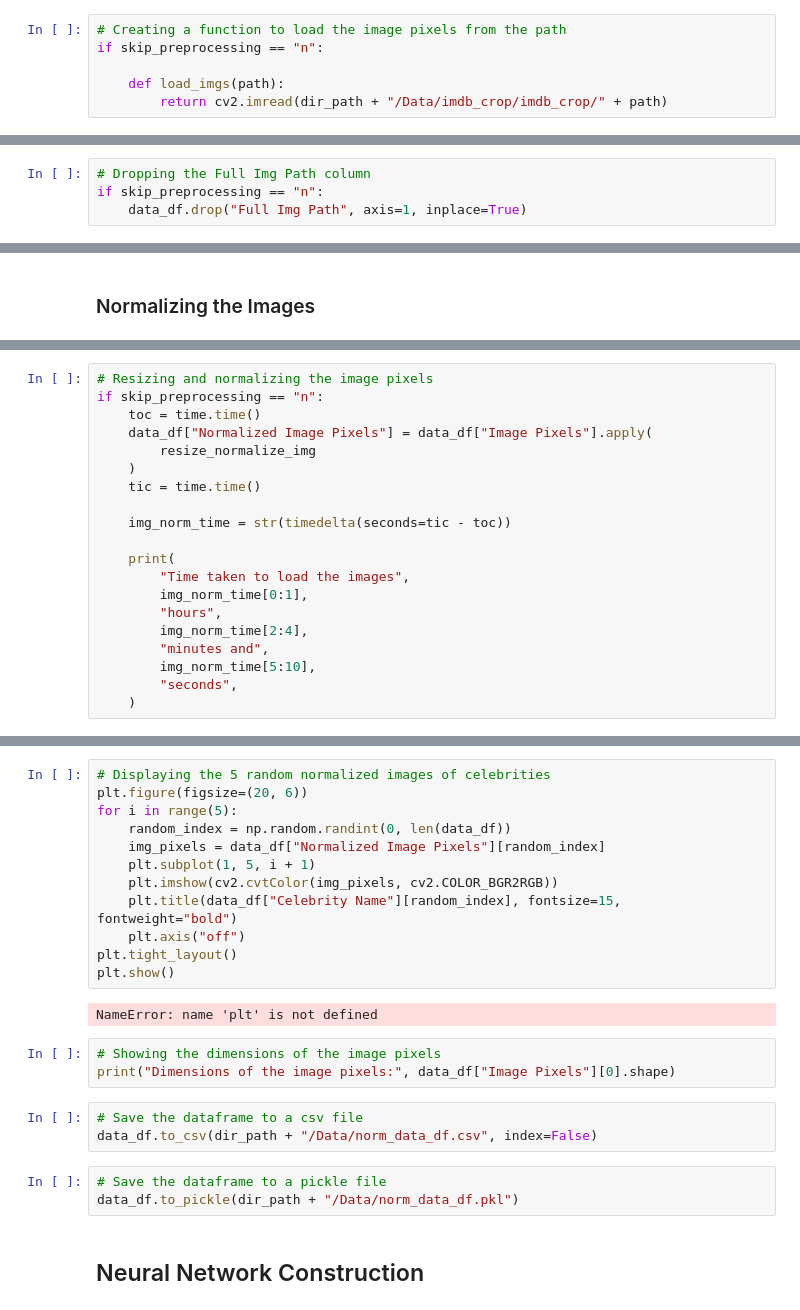
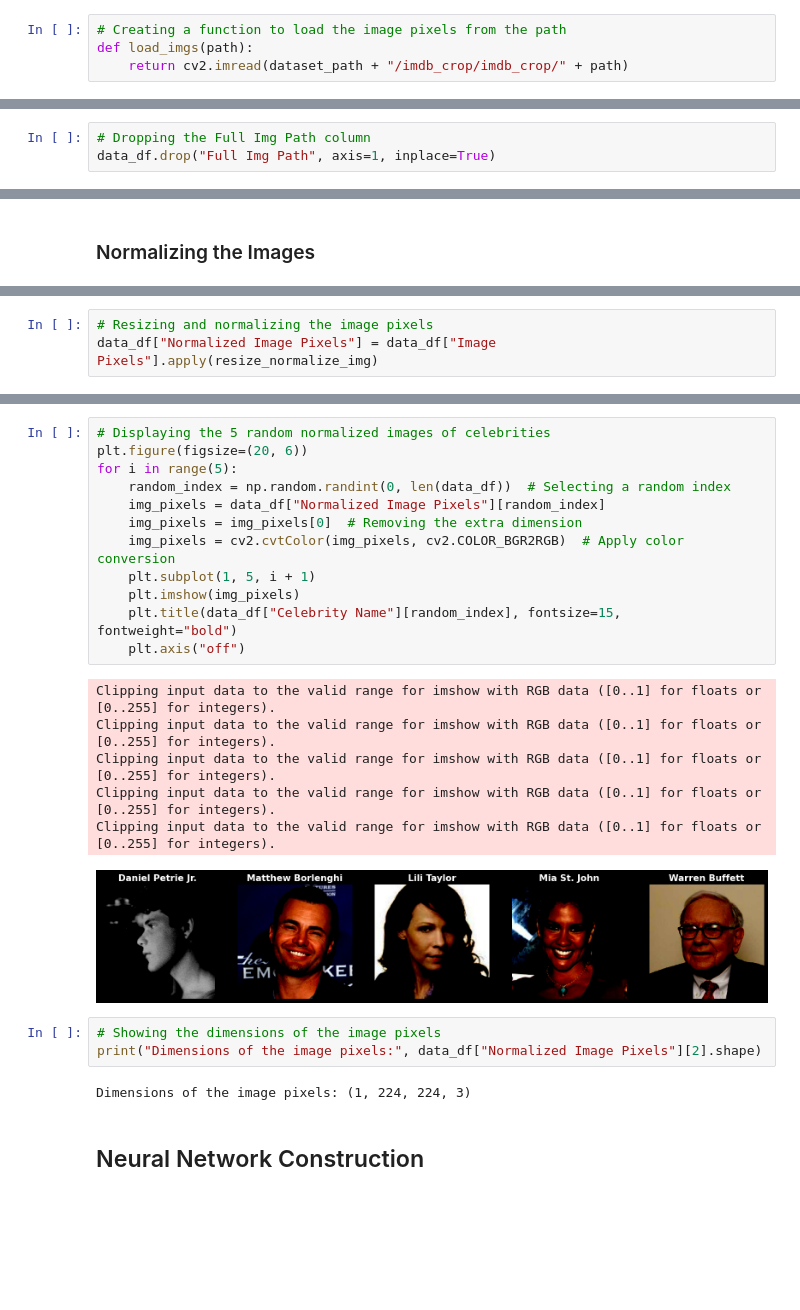
Before and after one commit to AIBabyTeaching/deep-learning-project-Momad-Y, a Jupyter notebook: Celebrity Look a Like CNN DL Project.ipynb, the cells around one changed output, grey strips where cells are left out. Saved outputs shown, nothing was run; the diff lists cells and outputs as text; blank space fills up the shorter version.

```diff
--- a/Celebrity Look a Like CNN DL Project.ipynb
+++ b/Celebrity Look a Like CNN DL Project.ipynb
@@ -520,9 +494,7 @@ skip_preprocessing = "n"
 ### Getting Images Pixels <a id='pix'></a>
 # %%
 # Creating a function to load the image pixels from the path
-if skip_preprocessing == "n":
-
-    def load_imgs(path):
-        return cv2.imread(dir_path + "/Data/imdb_crop/imdb_crop/" + path)
+def load_imgs(path):
+    return cv2.imread(dataset_path + "/imdb_crop/imdb_crop/" + path)
 # %%
 # Loading the image pixels from the path
@@ -544,7 +502,6 @@ if skip_preprocessing == "n":
 # %%
 # Dropping the Full Img Path column
-if skip_preprocessing == "n":
-    data_df.drop("Full Img Path", axis=1, inplace=True)
+data_df.drop("Full Img Path", axis=1, inplace=True)
 # %%
 # Displaying 5 random rows of the data
 data_df.sample(5)
@@ -598,23 +549,6 @@ if skip_preprocessing == "n":
 # %%
 # Resizing and normalizing the image pixels
-if skip_preprocessing == "n":
-    toc = time.time()
-    data_df["Normalized Image Pixels"] = data_df["Image Pixels"].apply(
-        resize_normalize_img
-    )
-    tic = time.time()
-
-    img_norm_time = str(timedelta(seconds=tic - toc))
-
-    print(
-        "Time taken to load the images",
-        img_norm_time[0:1],
-        "hours",
-        img_norm_time[2:4],
-        "minutes and",
-        img_norm_time[5:10],
-        "seconds",
-    )
+data_df["Normalized Image Pixels"] = data_df["Image Pixels"].apply(resize_normalize_img)
 # %%
 # Displaying 5 random rows of the data
 data_df.sample(5)
@@ -621,26 +562,27 @@ data_df.sample(5)
 # %%
 # Displaying the 5 random normalized images of celebrities
 plt.figure(figsize=(20, 6))
 for i in range(5):
-    random_index = np.random.randint(0, len(data_df))
+    random_index = np.random.randint(0, len(data_df))  # Selecting a random index
     img_pixels = data_df["Normalized Image Pixels"][random_index]
+    img_pixels = img_pixels[0]  # Removing the extra dimension
+    img_pixels = cv2.cvtColor(img_pixels, cv2.COLOR_BGR2RGB)  # Apply color conversion
     plt.subplot(1, 5, i + 1)
-    plt.imshow(cv2.cvtColor(img_pixels, cv2.COLOR_BGR2RGB))
+    plt.imshow(img_pixels)
     plt.title(data_df["Celebrity Name"][random_index], fontsize=15, fontweight="bold")
     plt.axis("off")
-plt.tight_layout()
-plt.show()
 # %% [output]
-NameError: name 'plt' is not defined
+Clipping input data to the valid range for imshow with RGB data ([0..1] for floats or [0..255] for integers).
+Clipping input data to the valid range for imshow with RGB data ([0..1] for floats or [0..255] for integers).
+Clipping input data to the valid range for imshow with RGB data ([0..1] for floats or [0..255] for integers).
+Clipping input data to the valid range for imshow with RGB data ([0..1] for floats or [0..255] for integers).
+Clipping input data to the valid range for imshow with RGB data ([0..1] for floats or [0..255] for integers).
+[figure, added]
 # %%
 # Showing the dimensions of the image pixels
-print("Dimensions of the image pixels:", data_df["Image Pixels"][0].shape)
+print("Dimensions of the image pixels:", data_df["Normalized Image Pixels"][2].shape)
+# %% [output]
+Dimensions of the image pixels: (1, 224, 224, 3)
-# %%
-# Save the dataframe to a csv file
-data_df.to_csv(dir_path + "/Data/norm_data_df.csv", index=False)
-# %%
-# Save the dataframe to a pickle file
-data_df.to_pickle(dir_path + "/Data/norm_data_df.pkl")
 # %% [markdown]
 ## Neural Network Construction
 # %% [markdown]
```
Also changed, not shown: parts of 33 cells of this notebook.
